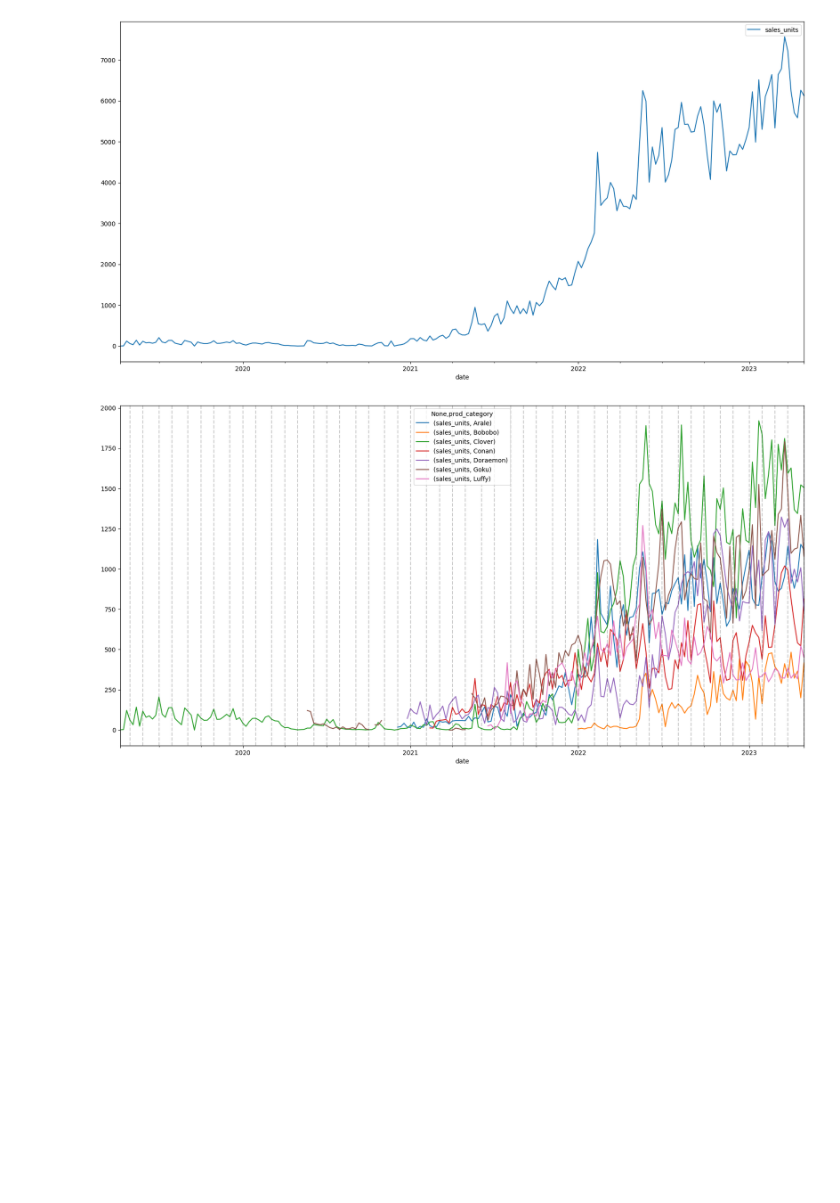
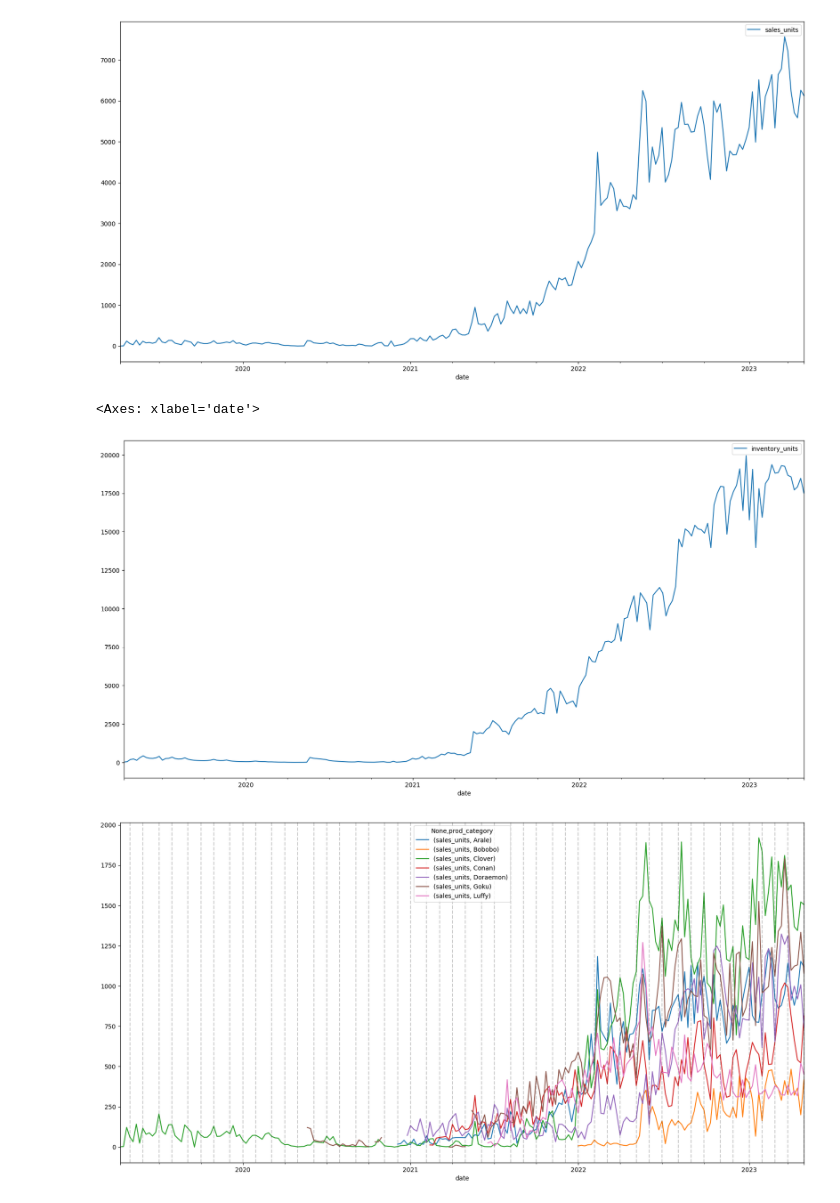
Before and after one commit to josalhor/hp-stock, a Jupyter notebook: pred.ipynb, the cells around one changed output. Saved outputs shown, nothing was run; the diff lists cells and outputs as text; code cells hidden in the pictures; blank space fills up the shorter version.

```diff
--- a/pred.ipynb
+++ b/pred.ipynb
@@ -77,6 +77,15 @@ sales.plot(figsize=(20, 10))
 # %% [output]
 <Axes: xlabel='date'>
 [figure]
+# %%
+# Plot sales over time
+
+sales = train.groupby('date').agg({'inventory_units': 'sum'})
+
+sales.plot(figsize=(20, 10))
+# %% [output]
+<Axes: xlabel='date'>
+[figure, added]
 # %%
 # Plot sales over time decomposed by prod_category
 
```
Also changed, not shown: parts of 11 cells of this notebook, 2 other files.
